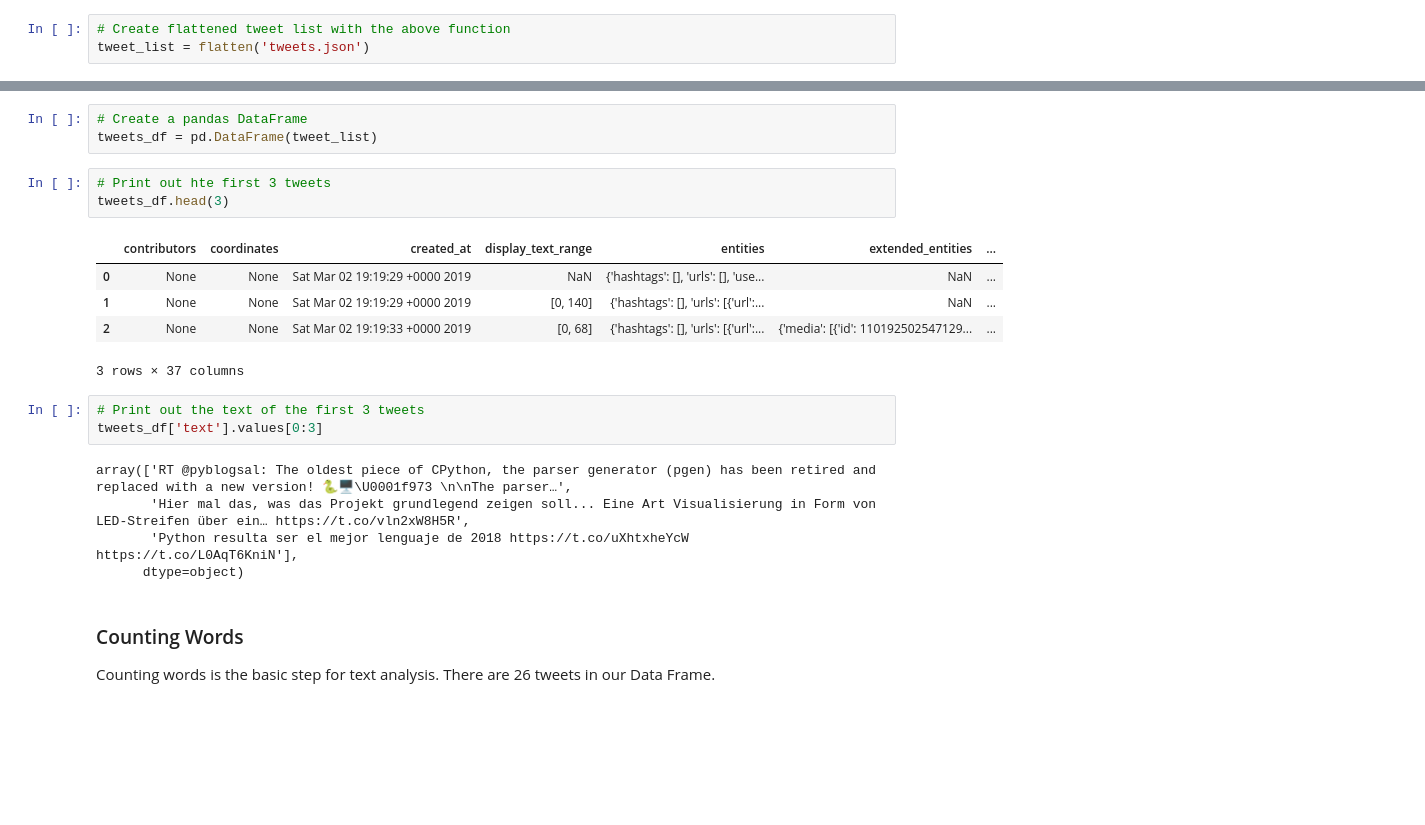
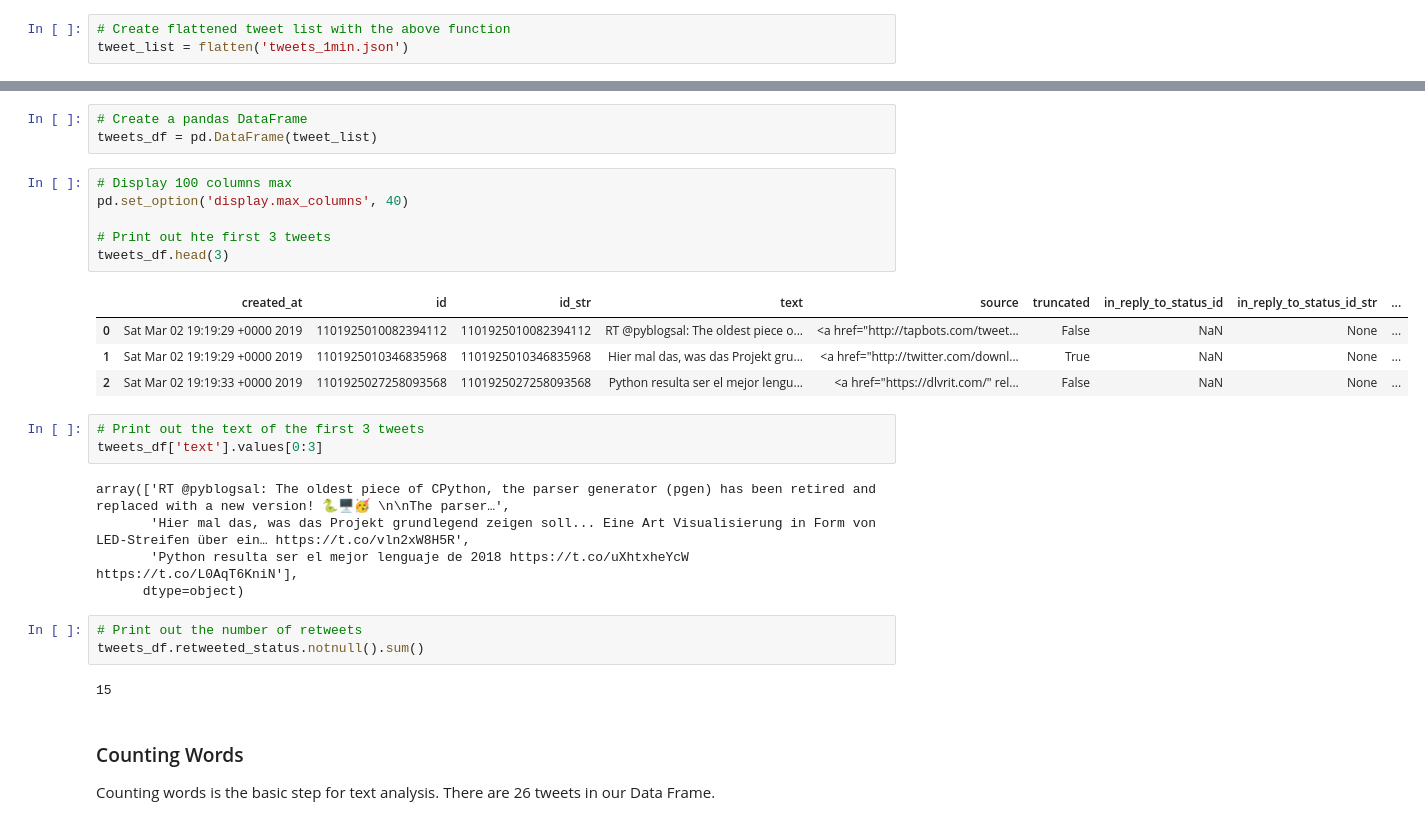
Before and after one commit to kaymal/twitter-analysis, a Jupyter notebook: Analyzing Twitter Data with Python.ipynb, the cells around one changed output, grey strips where cells are left out. Drawn from its saved outputs; the diff is of its cells as text; blank space fills up the shorter version.

```diff
--- a/Analyzing Twitter Data with Python.ipynb
+++ b/Analyzing Twitter Data with Python.ipynb
@@ -385,5 +474,5 @@ It is usually a good idea to **flatten** the tweet JSON into a single level in o
 # %load flatten.py
 # %%
 # Create flattened tweet list with the above function
-tweet_list = flatten('tweets.json')
+tweet_list = flatten('tweets_1min.json')
 # %% [markdown]
@@ -395,22 +483,29 @@ import pandas as pd
 # Create a pandas DataFrame
 tweets_df = pd.DataFrame(tweet_list)
 # %%
+# Display 100 columns max
+pd.set_option('display.max_columns', 40)
+
 # Print out hte first 3 tweets
 tweets_df.head(3)
 # %% [output]
-|  | contributors | coordinates | created_at | display_text_range | entities | extended_entities | ... |
-| 0 | None | None | Sat Mar 02 19:19:29 +0000 2019 | NaN | {'hashtags': [], 'urls': [], 'use... | NaN | ... |
-| 1 | None | None | Sat Mar 02 19:19:29 +0000 2019 | [0, 140] | {'hashtags': [], 'urls': [{'url':... | NaN | ... |
-| 2 | None | None | Sat Mar 02 19:19:33 +0000 2019 | [0, 68] | {'hashtags': [], 'urls': [{'url':... | {'media': [{'id': 110192502547129... | ... |
+|  | created_at | id | id_str | text | source | truncated | in_reply_to_status_id | in_reply_to_status_id_str | ... |
+| 0 | Sat Mar 02 19:19:29 +0000 2019 | 1101925010082394112 | 1101925010082394112 | RT @pyblogsal: The oldest piece o... | <a href="http://tapbots.com/tweet... | False | NaN | None | ... |
+| 1 | Sat Mar 02 19:19:29 +0000 2019 | 1101925010346835968 | 1101925010346835968 | Hier mal das, was das Projekt gru... | <a href="http://twitter.com/downl... | True | NaN | None | ... |
+| 2 | Sat Mar 02 19:19:33 +0000 2019 | 1101925027258093568 | 1101925027258093568 | Python resulta ser el mejor lengu... | <a href="https://dlvrit.com/" rel... | False | NaN | None | ... |
-3 rows × 37 columns
 # %%
 # Print out the text of the first 3 tweets
 tweets_df['text'].values[0:3]
 # %% [output]
-array(['RT @pyblogsal: The oldest piece of CPython, the parser generator (pgen) has been retired and replaced with a new version! 🐍🖥️\U0001f973 \n\nThe parser…',
+array(['RT @pyblogsal: The oldest piece of CPython, the parser generator (pgen) has been retired and replaced with a new version! 🐍🖥️🥳 \n\nThe parser…',
        'Hier mal das, was das Projekt grundlegend zeigen soll... Eine Art Visualisierung in Form von LED-Streifen über ein… https://t.co/vln2xW8H5R',
        'Python resulta ser el mejor lenguaje de 2018 https://t.co/uXhtxheYcW https://t.co/L0AqT6KniN'],
       dtype=object)
+# %%
+# Print out the number of retweets
+tweets_df.retweeted_status.notnull().sum()
+# %% [output]
+15
 # %% [markdown]
 ### Counting Words
 
```
Also changed, not shown: parts of 77 cells of this notebook.
